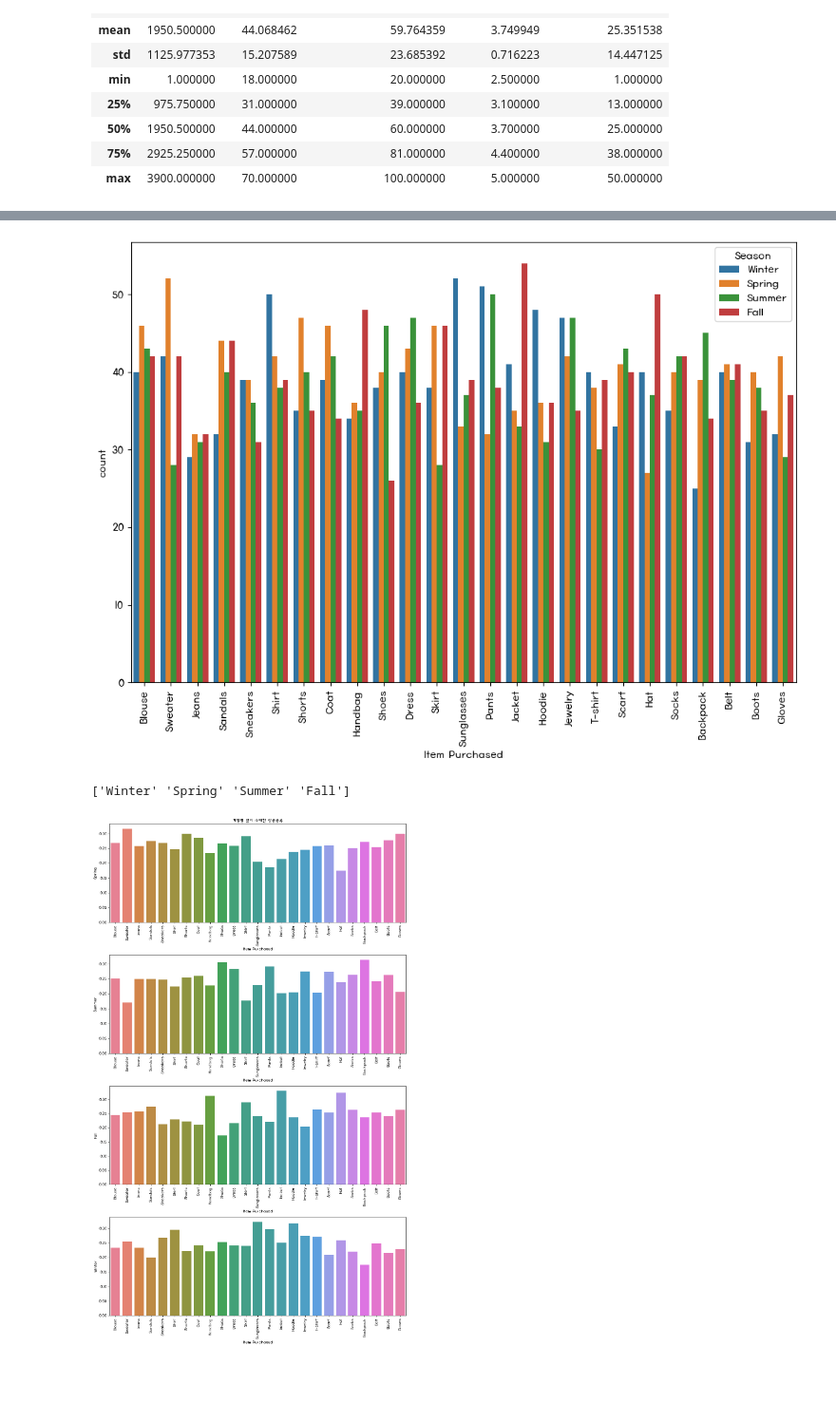
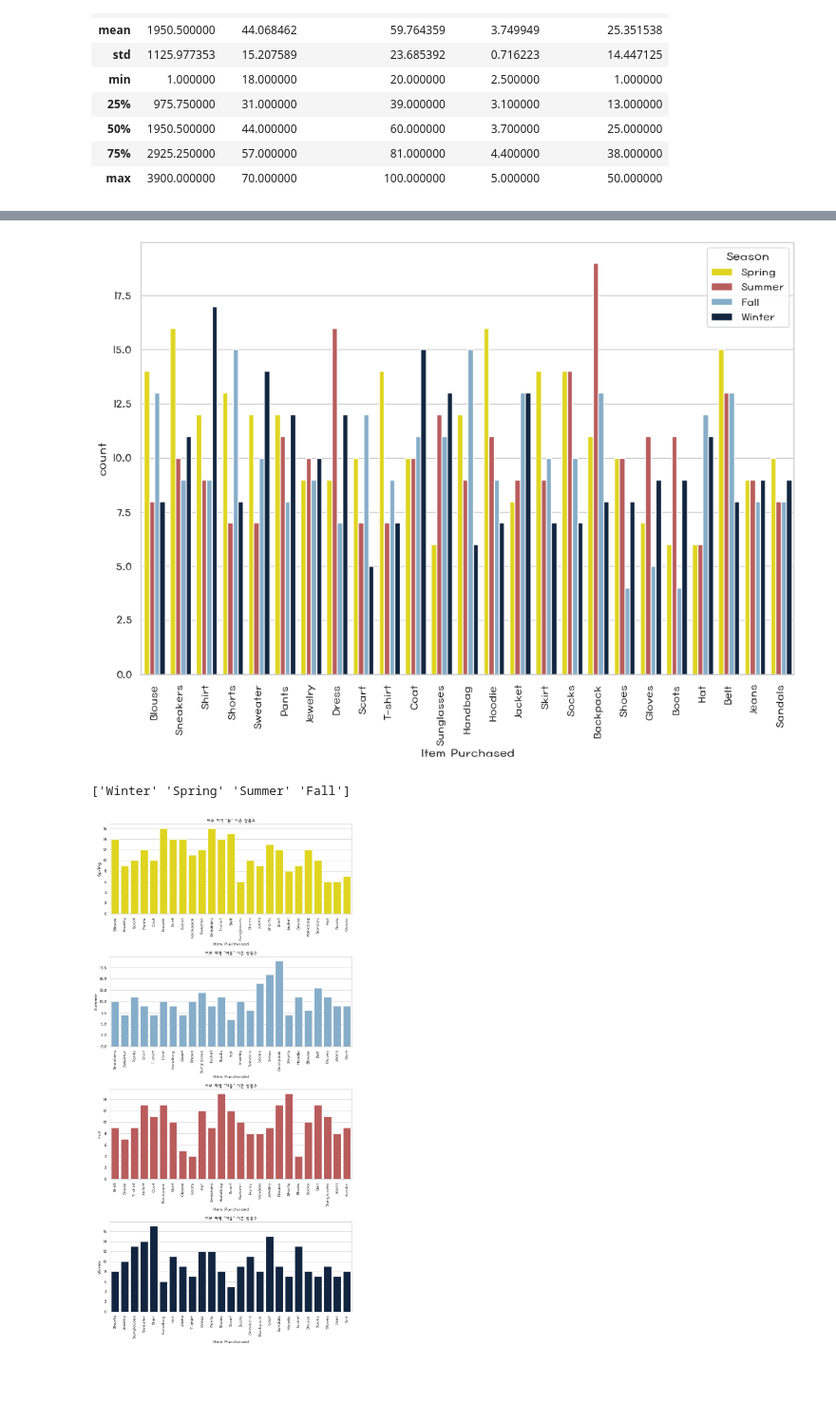
Before and after one commit to jr-2-team/shopping-data-analysis, a Jupyter notebook: HJH.ipynb, the cells around one changed output, grey strips where cells are left out. Shown at 95% size. Drawn from its saved outputs; the diff is of its cells as text; code cells hidden in the pictures.

```diff
--- a/HJH.ipynb
+++ b/HJH.ipynb
@@ -99,11 +171,14 @@ shopping_df['AgeGroup'] = pd.cut(shopping_df['Age'],
                                  labels=['청년', '중년', '장년', '노년'],
                                  right=False)
 
+# 서부 지역만 필터링
+west = shopping_df[shopping_df['Region'] == '서부']
+
 # 카테고리별
-clothing_df = shopping_df[shopping_df['Category'] == 'Clothing']
-footwear_df = shopping_df[shopping_df['Category'] == 'Footwear']
-outwear_df = shopping_df[shopping_df['Category'] == 'Outerwear']
-accessories_df = shopping_df[shopping_df['Category'] == 'Accessories']
+clothing_df = west[west['Category'] == 'Clothing']
+footwear_df = west[west['Category'] == 'Footwear']
+outwear_df = west[west['Category'] == 'Outerwear']
+accessories_df = west[west['Category'] == 'Accessories']
 
 # 연령대별
 clothing_df_age = clothing_df['AgeGroup'].value_counts().sort_index()
@@ -117,26 +192,26 @@ fig, ax = plt.subplots(2, 2, figsize=(12,10))
 ax[0,0].pie(clothing_df_age, labels=clothing_df_age.index, autopct='%1.1f%%',
             wedgeprops={'width' : 0.6},
             colors=['#FF8F8F', '#FFF1CB', '#C2E2FA', '#B7A3E3'])
-ax[0,0].set_title('연령대별 의류 구매율')
+ax[0,0].set_title('동부 지역 연령대별 의류 구매율')
 ax[0,0].text(0, 0, 'Clothing', ha='center', va='center')
 
 ax[0,1].pie(footwear_df_age, labels=footwear_df_age.index, autopct='%1.1f%%',
             wedgeprops={'width' : 0.6},
             colors=['#FF8F8F', '#FFF1CB', '#C2E2FA', '#B7A3E3'])
-ax[0,1].set_title('연령대별 신발 구매율')
+ax[0,1].set_title('동부 지역 연령대별 신발 구매율')
 ax[0,1].text(0, 0, 'Footwear', ha='center', va='center')
 
 ax[1,0].pie(outwear_df_age, labels=outwear_df_age.index, autopct='%1.1f%%',
             wedgeprops={'width' : 0.6},
             colors=['#FF8F8F', '#FFF1CB', '#C2E2FA', '#B7A3E3'])
-ax[1,0].set_title('연령대별 아우터 구매율')
+ax[1,0].set_title('동부 지역 연령대별 아우터 구매율')
 ax[1,0].text(0, 0, 'Outerwear', ha='center', va='center')
 
 
 ax[1,1].pie(accessories_df_age, labels=accessories_df_age.index, autopct='%1.1f%%',
             wedgeprops={'width' : 0.6},
             colors=['#FF8F8F', '#FFF1CB', '#C2E2FA', '#B7A3E3'])
-ax[1,1].set_title('연령대별 악세사리 구매율')
+ax[1,1].set_title('동부 지역 연령대별 악세사리 구매율')
 ax[1,1].text(0, 0, 'Accessories', ha='center', va='center')
 
 plt.show()
@@ -176,51 +254,55 @@ plt.show()
 # %%
 fig = plt.subplots(figsize=(12,8))
-sns.countplot(data=shopping_df, x='Item Purchased', hue='Season')
+sns.countplot(data=west, x='Item Purchased', hue='Season',
+              palette=['#FFF200',
+    '#C94C4C',
+    '#7BAFD4',
+    '#0B2447'
+])
 plt.xticks(rotation=90)
 plt.show()
 # %% [output]
-[figure, old version]
+[figure, new version]
 # %%
 print(shopping_df['Season'].unique())
 
-spring = shopping_df['Season'] == 'Spring'
-summer = shopping_df['Season'] == 'Summer'
-fall = shopping_df['Season'] == 'Fall'
-winter = shopping_df['Season'] == 'Winter'
+east_spring = west[west['Season'] == 'Spring']
+east_summer = west[west['Season'] == 'Summer']
+east_fall = west[west['Season'] == 'Fall']
+east_winter = west[west['Season'] == 'Winter']
 
-fig, ax = plt.subplots(4, 1, figsize=(12,20))
+fig, ax = plt.subplots(4, 1, figsize=(10,20))
 
 # 봄
-sns.barplot(data=shopping_df, x='Item Purchased', y=spring, errorbar=None,
-            hue='Item Purchased', ax=ax[0])
+sns.countplot(data=east_spring, x='Item Purchased', color='#FFF200', ax=ax[0])
 ax[0].set_ylabel('Spring')
-ax[0].set_title('계졀별 많이 구매한 상품품목')
+ax[0].set_title('서부 지역 "봄" 시즌 상품수')
 ax[0].tick_params(axis='x', rotation=90)
 
 # 여름
-sns.barplot(data=shopping_df, x='Item Purchased', y=summer, errorbar=None,
-            hue='Item Purchased', ax=ax[1])
+sns.countplot(data=east_summer, x='Item Purchased', color='#7BAFD4', ax=ax[1])
 ax[1].set_ylabel('Summer')
+ax[1].set_title('서부 지역 "여름" 시즌 상품수')
 ax[1].tick_params(axis='x', rotation=90)
 
 # 가을
-sns.barplot(data=shopping_df, x='Item Purchased', y=fall, errorbar=None,
-            hue='Item Purchased', ax=ax[2])
+sns.countplot(data=east_fall, x='Item Purchased', color= '#C94C4C', ax=ax[2])
 ax[2].set_ylabel('Fall')
+ax[2].set_title('서부 지역 "가을" 시즌 상품수')
 ax[2].tick_params(axis='x', rotation=90)
 
 # 겨울
-sns.barplot(data=shopping_df, x='Item Purchased', y=winter, errorbar=None,
-            hue='Item Purchased', ax=ax[3])
+sns.countplot(data=east_winter, x='Item Purchased', ax=ax[3], color='#0B2447')
 ax[3].set_ylabel('Winter')
+ax[3].set_title('서부 지역 "겨울" 시즌 상품수')
 ax[3].tick_params(axis='x', rotation=90)
 
 # ax 간격 자동조절
 plt.tight_layout()
 plt.show()
 # %% [output]
 ['Winter' 'Spring' 'Summer' 'Fall']
-[figure, old version]
+[figure, new version]
 # %% [markdown]
 ##
 # %%
```
Also changed, not shown: parts of 20 cells of this notebook.
